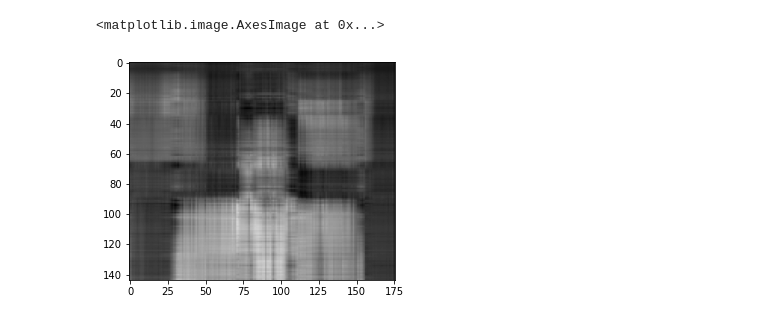
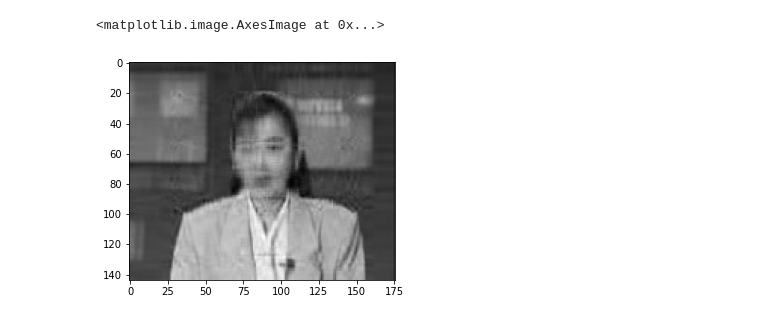
Before and after one commit to 30bohdan/tencompl, a Jupyter notebook: experiments.ipynb, the cells around one changed output. Cells and saved outputs as stored; diff of their text form; code cells hidden in the pictures.

```diff
--- a/experiments.ipynb
+++ b/experiments.ipynb
@@ -221,0 +34,22 @@ array([[0.9689063 , 0.7637869 , 0.9562368 , ..., 0.41741318, 0.54143775,
+# %%
+entries_arr = get_tensor_entries(dataset, size=n_entries, seed=seed)
+val_entries = get_tensor_entries(dataset, size=n_val_entries)
+test_entries = get_tensor_entries(dataset, size=n_test_entries)
+
+solver = ALS_NN(
+    n=n,
+    rank=rank,
+    n_entries=n_entries,
+    noisy=noisy,
+    randominit=randominit,
+    seed=seed,
+    entries_arr=entries_arr
+)
+# %%
+solution = solver.fit(
+    max_iter=max_iter,
+    test_entries=test_entries,
+    lam=lambda_
+)
+# %%
+pred = solver.predict(solution, predict_frames)
@@ -222,5 +80,7 @@ array([[0.9689063 , 0.7637869 , 0.9562368 , ..., 0.41741318, 0.54143775,
+# %%
+pred_clipped = pred.clip(0., 256.)
 # %%
-plt.imshow(50*recovered_frame, cmap='gray', vmin=0, vmax=255)
+plt.imshow(pred_clipped[0], cmap='gray')
 # %% [output]
 <matplotlib.image.AxesImage at 0x...>
-[figure, old version]
+[figure, new version]
```
Also changed, not shown: parts of 27 cells of this notebook, 3 other files.
